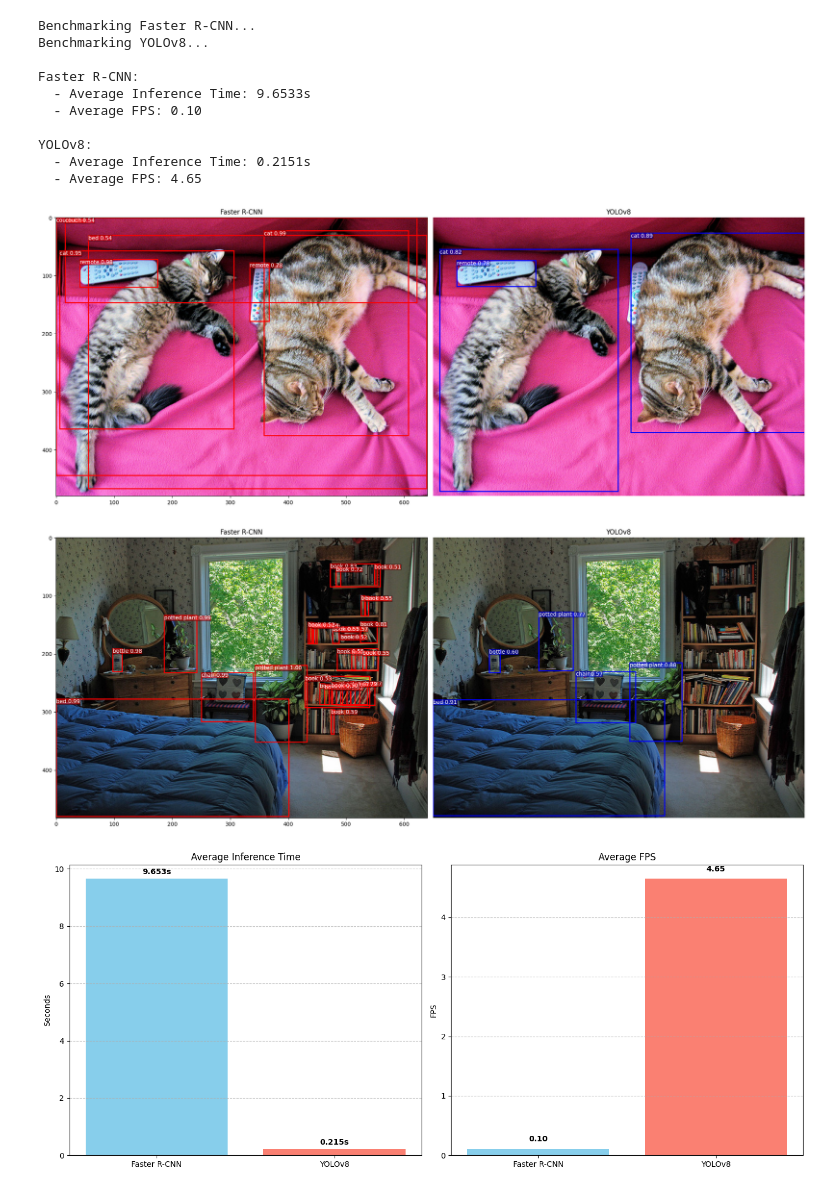
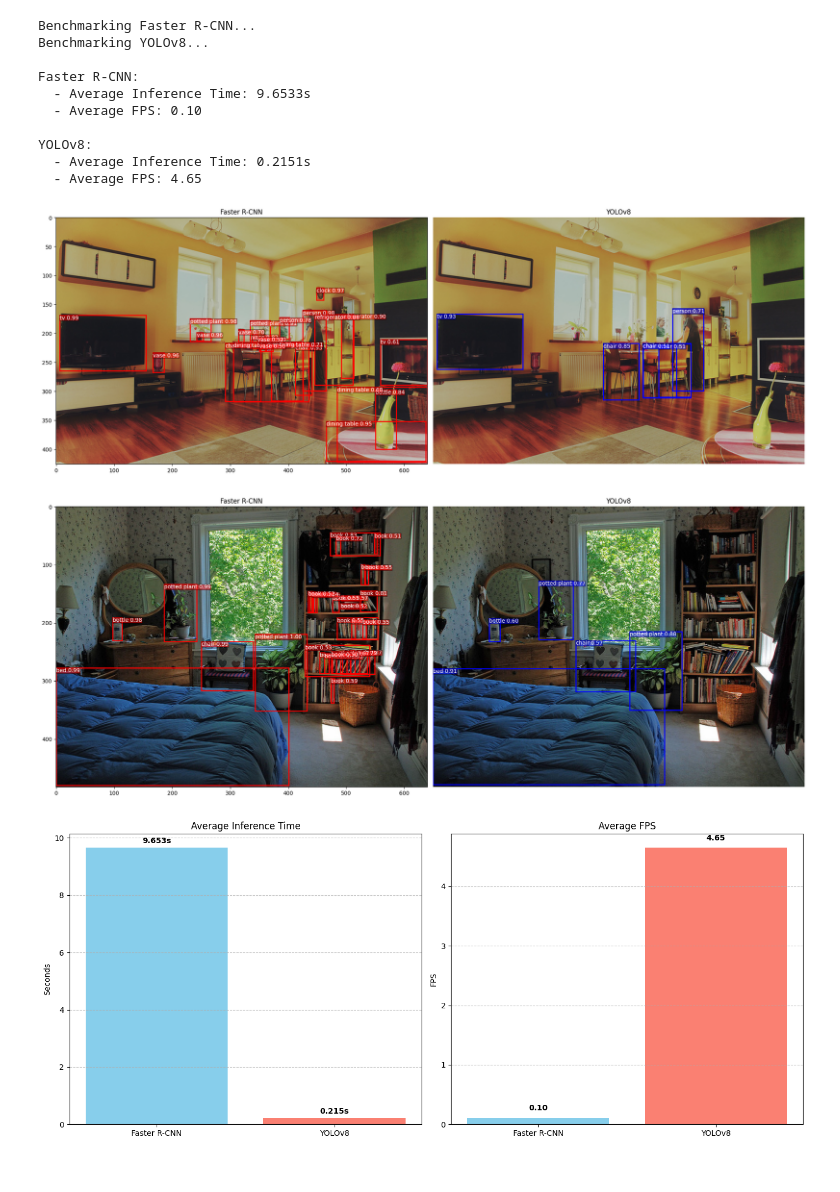
Before and after one commit to hBaoPhan/DeepLearning_SchoolWork, a Jupyter notebook: Object Detection with Faster R-CNN and YoloV8/PhanHoaiBao_23638721_CNN_Bai03.ipynb, the cells around one changed output. Cells and saved outputs as stored; diff of their text form; code cells hidden in the pictures.

```diff
--- a/Object Detection with Faster R-CNN and YoloV8/PhanHoaiBao_23638721_CNN_Bai03.ipynb
+++ b/Object Detection with Faster R-CNN and YoloV8/PhanHoaiBao_23638721_CNN_Bai03.ipynb
@@ -126,35 +126,35 @@ def compare_detections(url, threshold=0.5):
     ax1.imshow(img)
     ax1.set_title("Faster R-CNN")
     for i in range(len(frcnn_pred['scores'])):
         score = frcnn_pred['scores'][i].item()
         if score > threshold:
             box = frcnn_pred['boxes'][i].detach().cpu().numpy()
             label = COCO_CLASSES[frcnn_pred['labels'][i].item()]
             rect = patches.Rectangle((box[0], box[1]), box[2]-box[0], box[3]-box[1], linewidth=2, edgecolor='red', facecolor='none')
             ax1.add_patch(rect)
             ax1.text(box[0], box[1], f'{label} {score:.2f}', color='white', verticalalignment='top', bbox={'facecolor': 'red', 'alpha': 0.5, 'pad': 0})
 
     # Vẽ YOLOv8
     ax2.imshow(img)
     ax2.set_title("YOLOv8")
     for box in yolo_results.boxes:
         b = box.xyxy[0].cpu().numpy() #
         cls = int(box.cls[0])
         conf = box.conf[0]
         label = yolo_model.names[cls]
         rect = patches.Rectangle((b[0], b[1]), b[2]-b[0], b[3]-b[1], linewidth=2, edgecolor='blue', facecolor='none')
         ax2.add_patch(rect)
         ax2.text(b[0], b[1], f'{label} {conf:.2f}', color='white', verticalalignment='top', bbox={'facecolor': 'blue', 'alpha': 0.5, 'pad': 0})
 
     plt.axis('off')
     plt.tight_layout()
     plt.show()
 
 # Thực hiện so sánh trên các ảnh mẫu
-compare_detections(url_1)
+compare_detections(url_2)
 compare_detections(url_3)
 # %% [output]
-[figure, old version]
+[figure, new version]
 [figure]
 # %%
 models = list(performance_data.keys())
```
Also changed, not shown: parts of 2 cells of this notebook.
